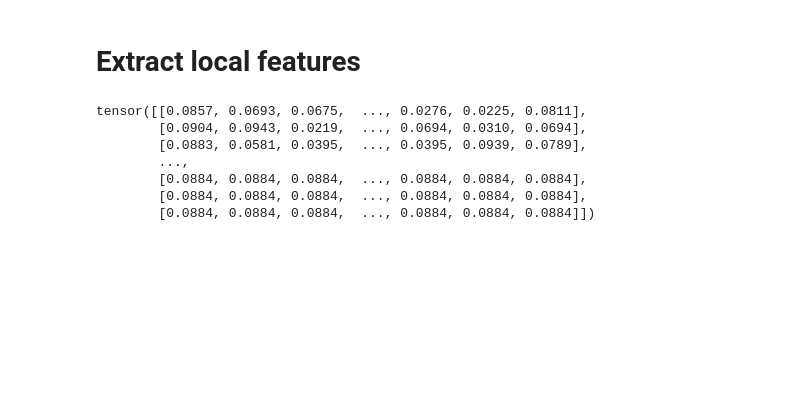
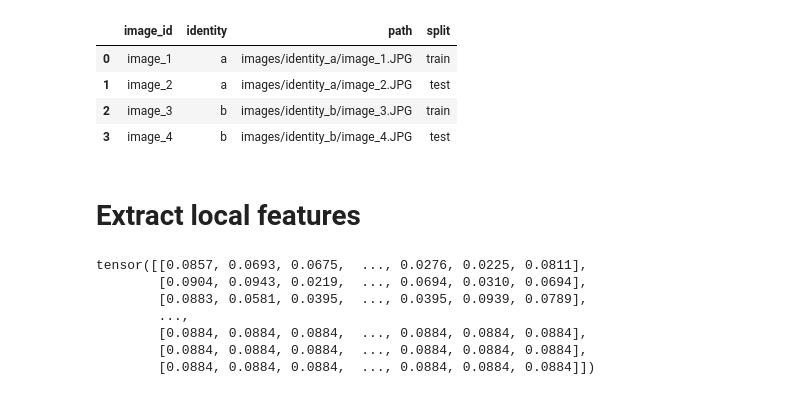
Before and after one commit to ash2d/wildlife-tools, a Jupyter notebook: examples/example-features.ipynb, the cells around one changed output. Saved outputs shown, nothing was run; the diff lists cells and outputs as text; code cells hidden in the pictures; blank space fills up the shorter version.

```diff
--- a/examples/example-features.ipynb
+++ b/examples/example-features.ipynb
@@ -11,6 +11,15 @@ from wildlife_tools.data import ImageDataset
 metadata = {'metadata':  pd.read_csv('../tests/TestDataset/metadata.csv'), 'root': '../tests/TestDataset'}
 transform = T.Compose([T.Resize([224, 224]), T.ToTensor()])
 dataset = ImageDataset(**metadata, transform=transform)
+# %%
+df = pd.read_csv('../tests/TestDataset/metadata.csv')
+df.head()
+# %% [output]
+|  | image_id | identity | path | split |
+| 0 | image_1 | a | images/identity_a/image_1.JPG | train |
+| 1 | image_2 | a | images/identity_a/image_2.JPG | test |
+| 2 | image_3 | b | images/identity_b/image_3.JPG | train |
+| 3 | image_4 | b | images/identity_b/image_4.JPG | test |
 # %% [markdown]
 # Extract local features
 # %%
```
Also changed, not shown: parts of 2 cells of this notebook, 4 other files.
